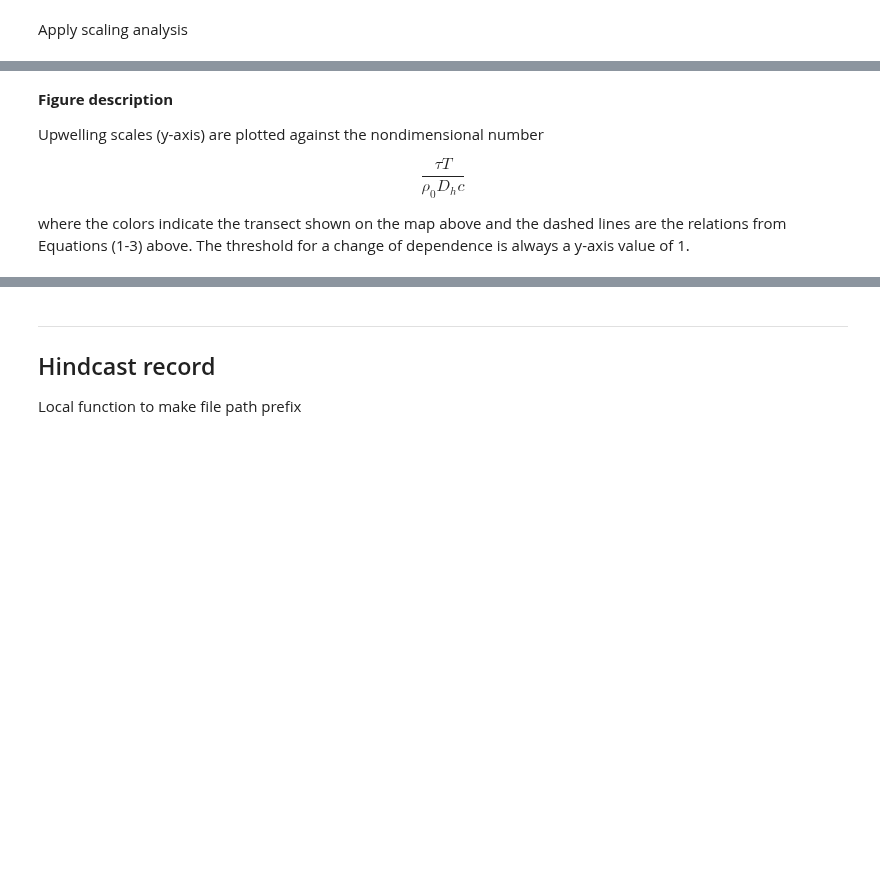
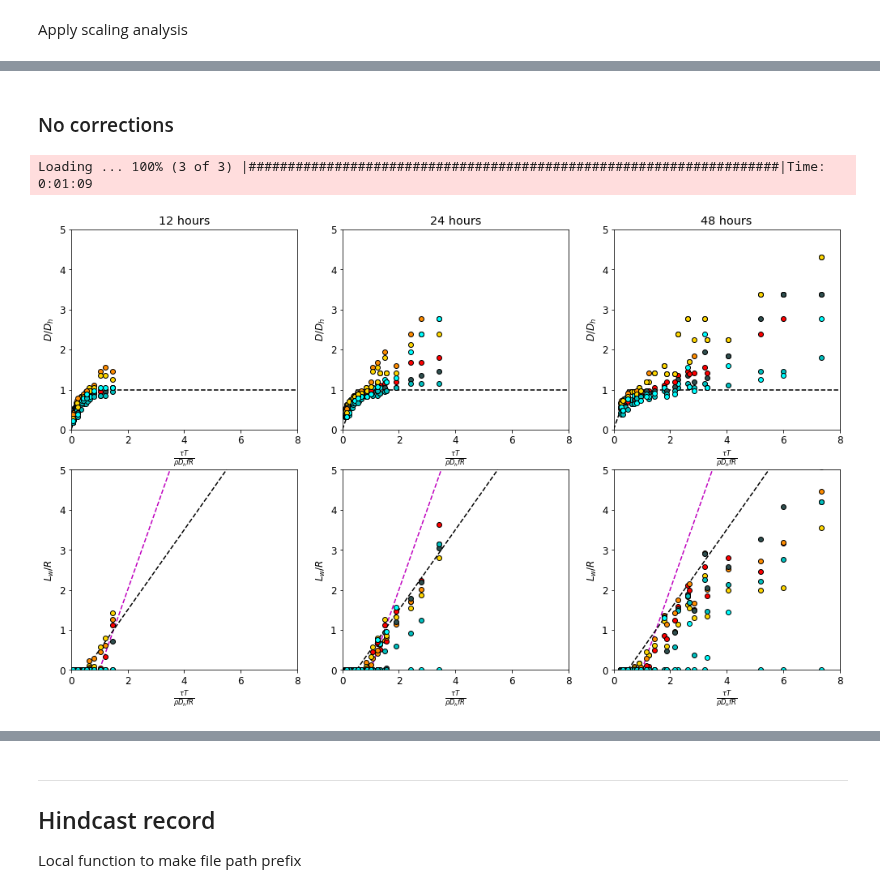
Before and after one commit to SalishSeaCast/analysis-ben, a Jupyter notebook: notebooks/Upwelling_scaling.ipynb, the cells around one changed output, grey strips where cells are left out. Saved outputs shown, nothing was run; the diff lists cells and outputs as text; code cells hidden in the pictures; blank space fills up the shorter version.

```diff
--- a/notebooks/Upwelling_scaling.ipynb
+++ b/notebooks/Upwelling_scaling.ipynb
@@ -99,6 +85,7 @@ path = '/data/bmoorema/results/Lake'
 fn = 'SalishSeaIdeal_1h_20170701_20170706_grid_T.nc'
 maskfile = 'SalishSeaPond_S4d05ms_halocline10m_rhosurf1016/mesh_mask.nc'
 mask = xr.open_dataset(os.path.join(path, maskfile)).isel(t=0)
+bathy = xr.open_dataset('/data/bmoorema/MEOPAR/grid/bathymetry_201702.nc').isel(y=slice(334, 898), x=slice(114, 398))
 # %% [markdown]
 Plot transect locations
 # %%
@@ -113,11 +100,13 @@ ax.set_ylim([0, 450])
 viz_tools.set_aspect(ax)
 X = [[122, 200], [92, 179], [61, 140], [18, 91], [6, 66], [14, 85]]
 Y = [115, 168, 207, 255, 305, 345]
+slope = [10, 1, 1, 2, 10, 5]
 H = []
 colors = ['r', 'darkorange', 'gold', 'darkslategray', 'c', 'cyan']
-for row, x, y, color in zip(range(6), X, Y, colors):
+for row, x, y, s, color in zip(range(6), X, Y, slope, colors):
     sec = fig.add_subplot(gs[5-row, 1])
     ax.plot(x, [y, y], '-', color=color)
+    ax.plot([x[0]-10/s, x[0]+10/s], [y+10, y-10], 'm--')
     sec.contourf(mask.x[slice(*x)], mask.gdept_1d, mask.tmask[:, y, slice(*x)], levels=[-0.01, 0.01], colors='Burlywood')
     c = sec.contour(mask.x[slice(*x)], mask.gdept_1d, mask.tmask[:, y, slice(*x)], levels=[-0.01, 0.01], colors='k')
     H.append(c.collections[0].get_paths()[0].vertices[:, 1].mean())
@@ -128,4 +117,17 @@ for row, x, y, color in zip(range(6), X, Y, colors):
 [figure]
 # %% [markdown]
 Apply scaling analysis
+# %%
+# Define scaling parameters
+const = {'g': 9.81, 'f': 1.11e-4, 'rho_0': 1024, 'H': 200}
+deptht = np.expand_dims(mask.gdept_1d, axis=1)
+keys = ['vosaline', 'votemper']
+hours = [12, 24, 48]
+R = [0, 0, 0, 0, 0, 0]
+param = {
+    'u_wind': [5, 10, 15],
+    'tau': [0.034, 0.123, 0.280],
+    'D_h': [10, 15, 20],
+    'rho_surf': [1016, 1018, 1020],
+}
 # %%
@@ -187,8 +199,7 @@ Loading ... 100% (3 of 3) |#####################################################
-# %% [markdown]
-**Figure description**
-
-Upwelling scales (y-axis) are plotted against the nondimensional number
-
-$$\frac{\tau T}{\rho_0D_hc}$$
-
-where the colors indicate the transect shown on the map above and the dashed lines are the relations from Equations (1-3) above. The threshold for a change of dependence is always a y-axis value of 1.
+# %% [markdown]
+### No corrections
+# %%
+plot_scaling()
+# %% [output]
+Loading ... 100% (3 of 3) |####################################################################|Time: 0:01:09
+[figure, added]
```
Also changed, not shown: parts of 8 cells of this notebook.
